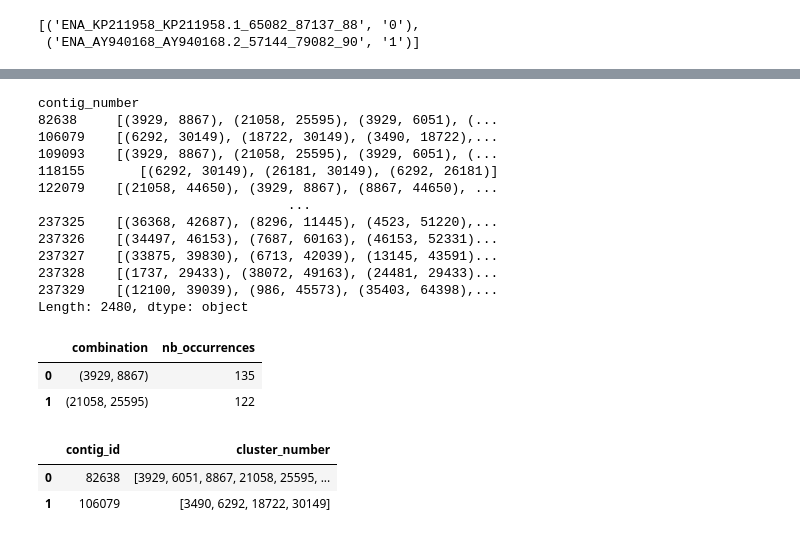
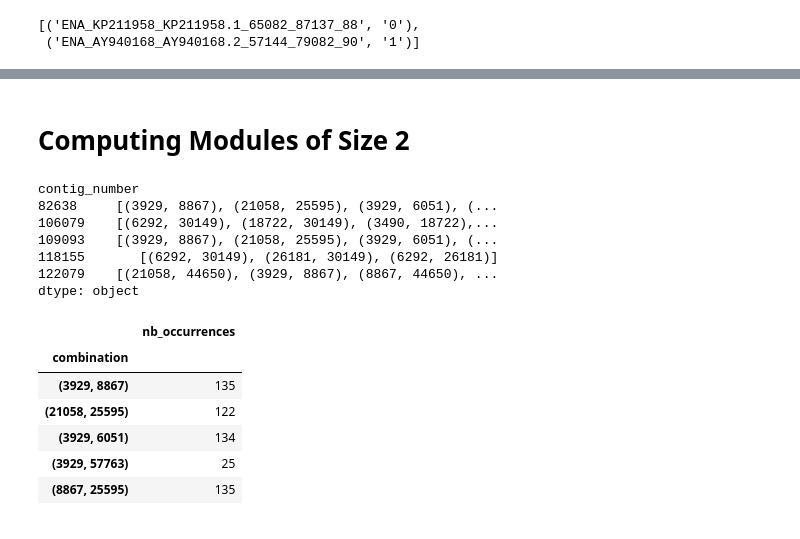
Before and after one commit to mahdi-b/phaage-g2p, a Jupyter notebook: windowd_approach.ipynb, the cells around one changed output, grey strips where cells are left out. Saved outputs shown, nothing was run; the diff lists cells and outputs as text; code cells hidden in the pictures.

```diff
--- a/windowd_approach.ipynb
+++ b/windowd_approach.ipynb
@@ -63,54 +72,41 @@ x
+# %% [markdown]
+# Computing Modules of Size 2
 # %%
-def sort_pair(pair):
-    if pair[0] > pair[1]:
-        return (pair[1], pair[0])
-    else:
-        return pair
-
-def find_pairs_in_window(group, window_size=8):
+def find_size_n_in_window(group, set_size, window_size):
+    group.sort_values(by="ORF_location_on_contig")
+    if window_size > len(group):
+        window_size = len(group)
     unsorted_pairs = []
     pairs=[]
     contig_clusters = group.cluster_number.values
     window_size = min(len(contig_clusters), window_size)
-    for i, line_id in enumerate(contig_clusters[:-(window_size-1)]):
-        unsorted_pairs.append(list(itertools.combinations(contig_clusters[i: i+window_size], 2)))
+    for i, line_id in enumerate(contig_clusters[:-(window_size- 1)]):
+        unsorted_pairs.append(list(itertools.combinations(contig_clusters[i: i+window_size], set_size)))
     for pair in set(list(itertools.chain(*unsorted_pairs))):
-        pairs.append(sort_pair(pair))
+        pairs.append(tuple(sorted(pair)))
     return list(set(pairs))
+
+combination_2_contigs = data.groupby("contig_number").apply(find_size_n_in_window, set_size=2, window_size=8)
+combination_2_contigs.head()
+# %% [output]
+contig_number
+82638     [(3929, 8867), (21058, 25595), (3929, 6051), (...
+106079    [(6292, 30149), (18722, 30149), (3490, 18722),...
+109093    [(3929, 8867), (21058, 25595), (3929, 6051), (...
+118155       [(6292, 30149), (26181, 30149), (6292, 26181)]
+122079    [(21058, 44650), (3929, 8867), (8867, 44650), ...
+dtype: object
-# %%
-combination_2_contigs = data.groupby("contig_number").apply(find_pairs_in_window)
-combination_2_contigs
-# %% [output]
-contig_number
-82638     [(3929, 8867), (21058, 25595), (3929, 6051), (...
-106079    [(6292, 30149), (18722, 30149), (3490, 18722),...
-109093    [(3929, 8867), (21058, 25595), (3929, 6051), (...
-118155       [(6292, 30149), (26181, 30149), (6292, 26181)]
-122079    [(21058, 44650), (3929, 8867), (8867, 44650), ...
-                                ...
-237325    [(36368, 42687), (8296, 11445), (4523, 51220),...
-237326    [(34497, 46153), (7687, 60163), (46153, 52331)...
-237327    [(33875, 39830), (6713, 42039), (13145, 43591)...
-237328    [(1737, 29433), (38072, 49163), (24481, 29433)...
-237329    [(12100, 39039), (986, 45573), (35403, 64398),...
-Length: 2480, dtype: object
 # %%
-combination_2 = list(itertools.chain(*combination_2_contigs.values))
-combination_2_counts =  Counter(combination_2)
-
-
+combination_2_counts = Counter(itertools.chain(*combination_2_contigs.values))
 combination_2_counts = pd.DataFrame(combination_2_counts.items())
 combination_2_counts.columns = ["combination", "nb_occurrences"]
-combination_2_counts.head(2)
+combination_2_counts = combination_2_counts.set_index("combination")
+combination_2_counts.head()
 # %% [output]
-|  | combination | nb_occurrences |
-| 0 | (3929, 8867) | 135 |
-| 1 | (21058, 25595) | 122 |
+|  | nb_occurrences |
+| combination |  |
+| (3929, 8867) | 135 |
+| (21058, 25595) | 122 |
+| (3929, 6051) | 134 |
+| (3929, 57763) | 25 |
+| (8867, 25595) | 135 |
-# %%
-temp = data.groupby("contig_number").apply(lambda x: sorted(set(x["cluster_number"].values)))
-subsets = pd.DataFrame({"contig_id": temp.index, "cluster_number": temp.values})
-subsets.head(2)
-# %% [output]
-|  | contig_id | cluster_number |
-| 0 | 82638 | [3929, 6051, 8867, 21058, 25595, ... |
-| 1 | 106079 | [3490, 6292, 18722, 30149] |
```
Also changed, not shown: parts of 30 cells of this notebook.
